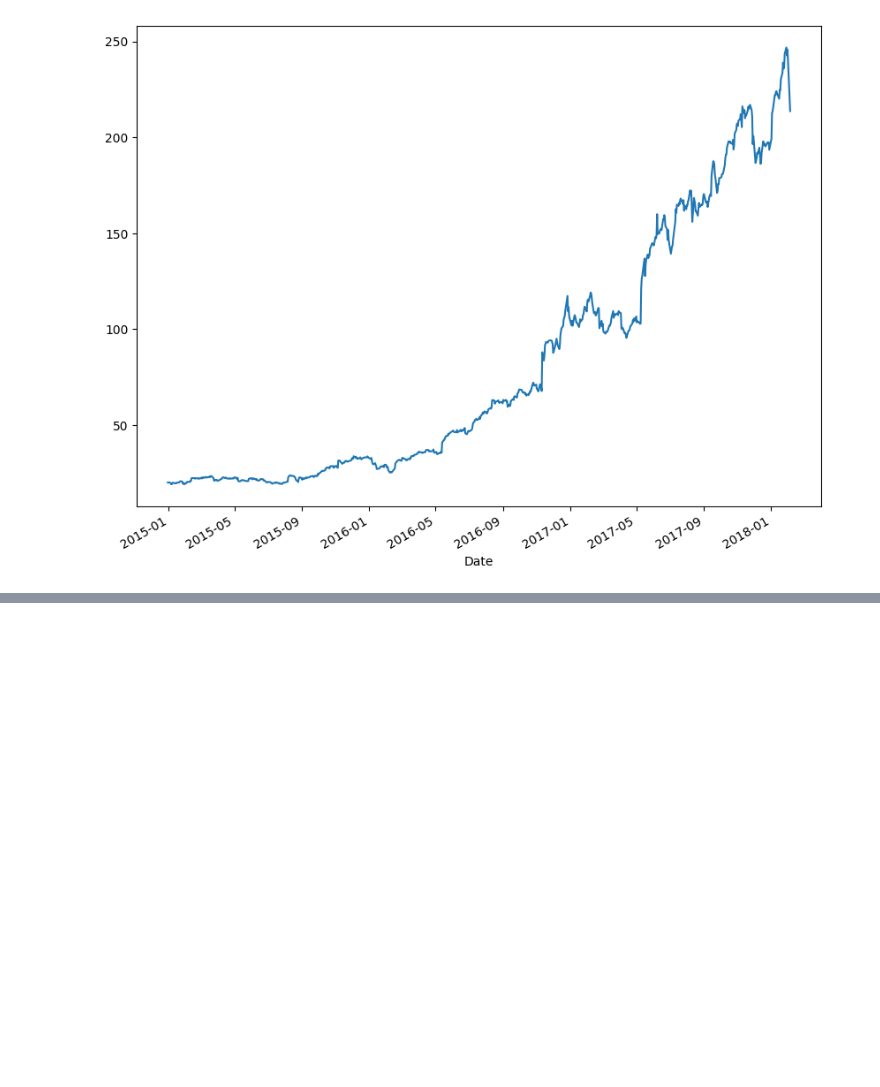
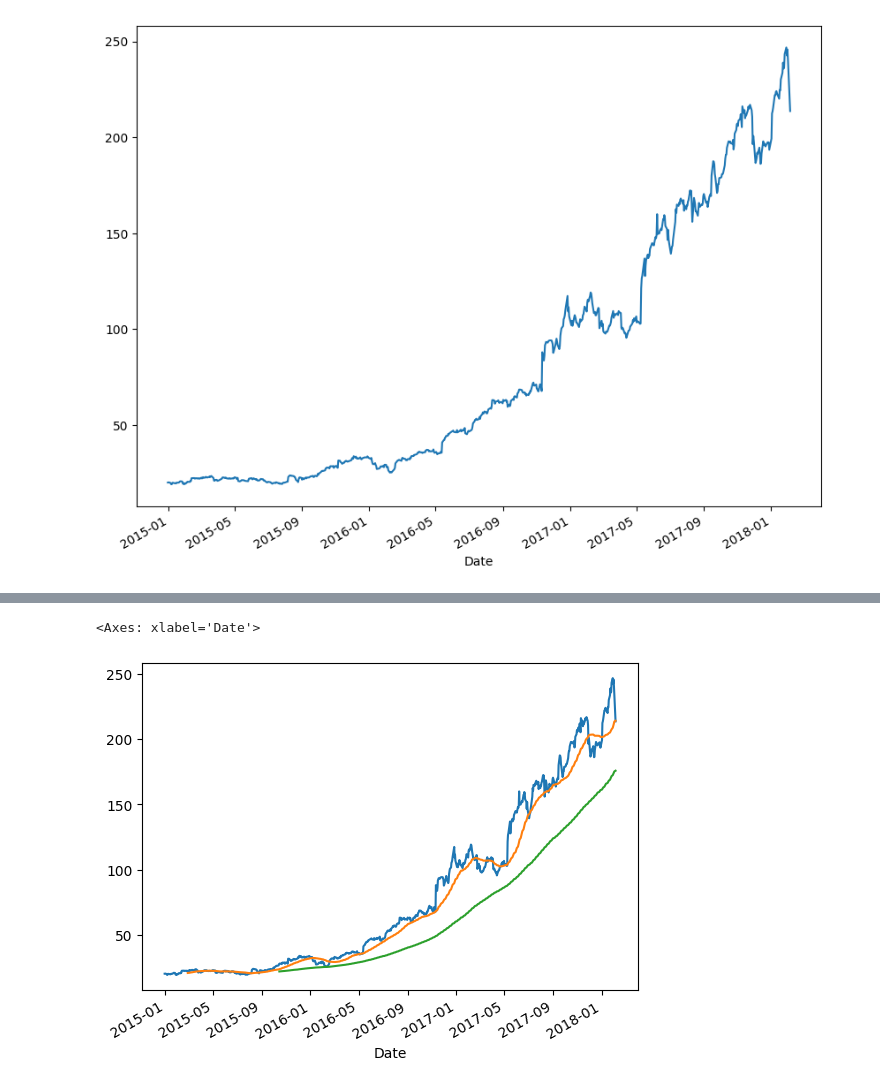
Before and after one commit to Latamila/Mineracao, a Jupyter notebook: Acoes_facebook_microsoft.ipynb, the cells around one changed output, grey strips where cells are left out. Drawn from its saved outputs; the diff is of its cells as text; code cells hidden in the pictures; blank space fills up the shorter version.

```diff
--- a/Acoes_facebook_microsoft.ipynb
+++ b/Acoes_facebook_microsoft.ipynb
@@ -196,0 +244,4 @@ plt.show()
+# %%
+#podemos calcular o retorno diário
+fb['Return'] = fb['PriceDiff'] / fb['Close']
+fb.head()
@@ -196,0 +260,3 @@ plt.show()
+# %%
+fb['Direction'] = [1 if fb.loc[ei, 'PriceDiff'] > 0 else -1 for ei in fb.index]
+fb.head()
@@ -196,0 +276,3 @@ plt.show()
+# %%
+fb["Average3"] = (fb['Close'] + fb['Close'].shift(1) +
+                  fb['Close'].shift(2)) / 3
@@ -196,0 +295,4 @@ plt.show()
+# %%
+fb['MA40'] = fb['Close'].rolling(40).mean()
+fb['MA200'] = fb['Close'].rolling(200).mean()
+fb.head()
@@ -196,0 +315,7 @@ plt.show()
+# %%
+fb['Close'].plot()
+fb['MA40'].plot()
+fb['MA200'].plot()
+# %% [output]
+<Axes: xlabel='Date'>
+[figure, added]
```
Also changed, not shown: parts of 13 cells of this notebook.
